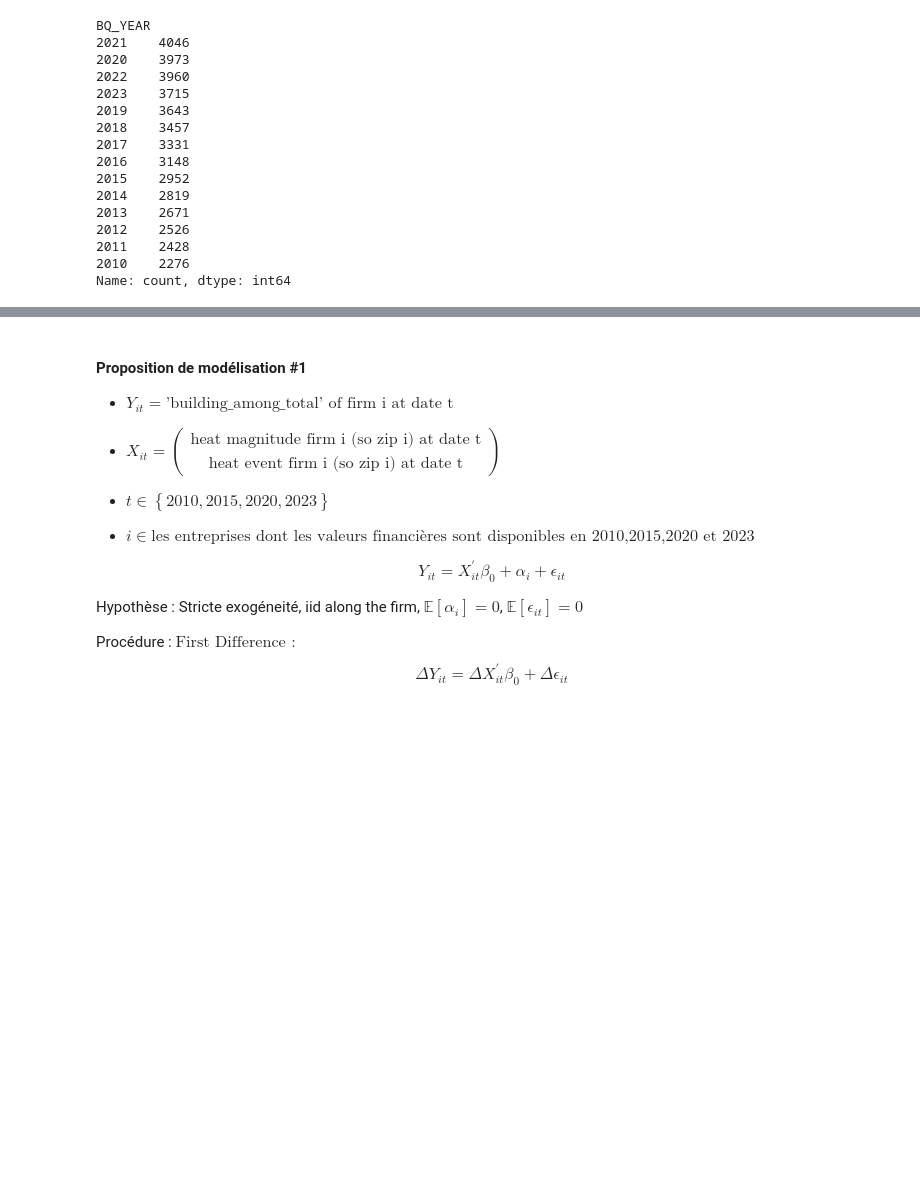
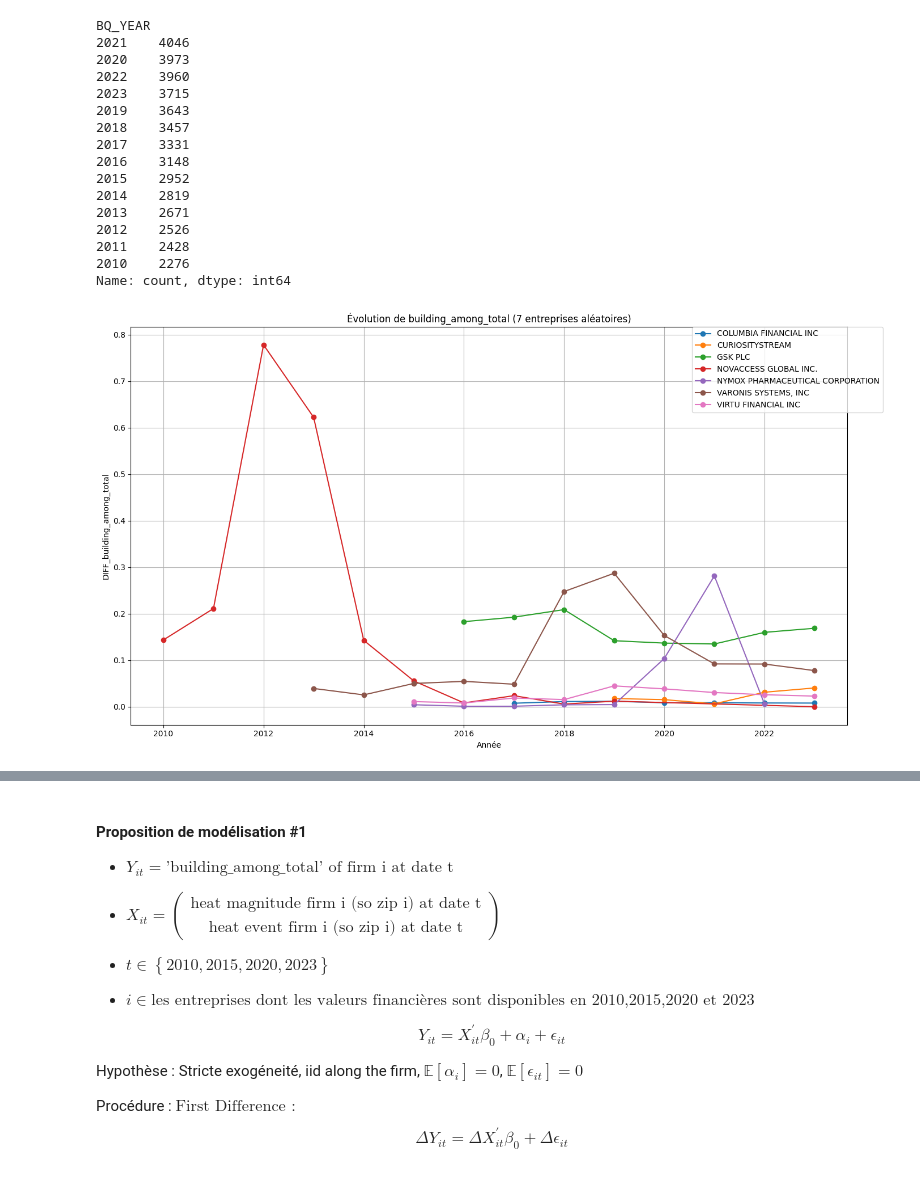
Before and after one commit to Askkip/StatAPP, a Jupyter notebook: US_Financials_Modeelisation.ipynb, the cells around one changed output, grey strips where cells are left out. Saved outputs shown, nothing was run; the diff lists cells and outputs as text; code cells hidden in the pictures; blank space fills up the shorter version.

```diff
--- a/US_Financials_Modeelisation.ipynb
+++ b/US_Financials_Modeelisation.ipynb
@@ -346,3 +346,27 @@ BQ_YEAR
 2011    2428
 2010    2276
 Name: count, dtype: int64
+# %%
+sample_companies = financ_with_clim['BQ_COMPANY_NAME'].dropna().unique()
+sample_10 = pd.Series(sample_companies).sample(7)
+
+# Filtrer les données
+df_sample = financ_with_clim[financ_with_clim['BQ_COMPANY_NAME'].isin(sample_10)]
+
+# Tracer les courbes
+plt.figure(figsize=(14, 8))
+for company, group in df_sample.groupby('BQ_COMPANY_NAME'):
+    group_sorted = group.sort_values('BQ_YEAR')
+    plt.plot(group_sorted['BQ_YEAR'], (group_sorted['building_among_total']),
+             marker='o', label=company)
+
+# Mise en forme
+plt.title("Évolution de building_among_total (7 entreprises aléatoires)")
+plt.xlabel("Année")
+plt.ylabel("DIFF_building_among_total")
+plt.legend(loc='best', bbox_to_anchor=(1.05, 1), borderaxespad=0.)
+plt.grid(True)
+plt.tight_layout()
+plt.show()
+# %% [output]
+[figure, added]
```
Also changed, not shown: parts of 40 cells of this notebook.
